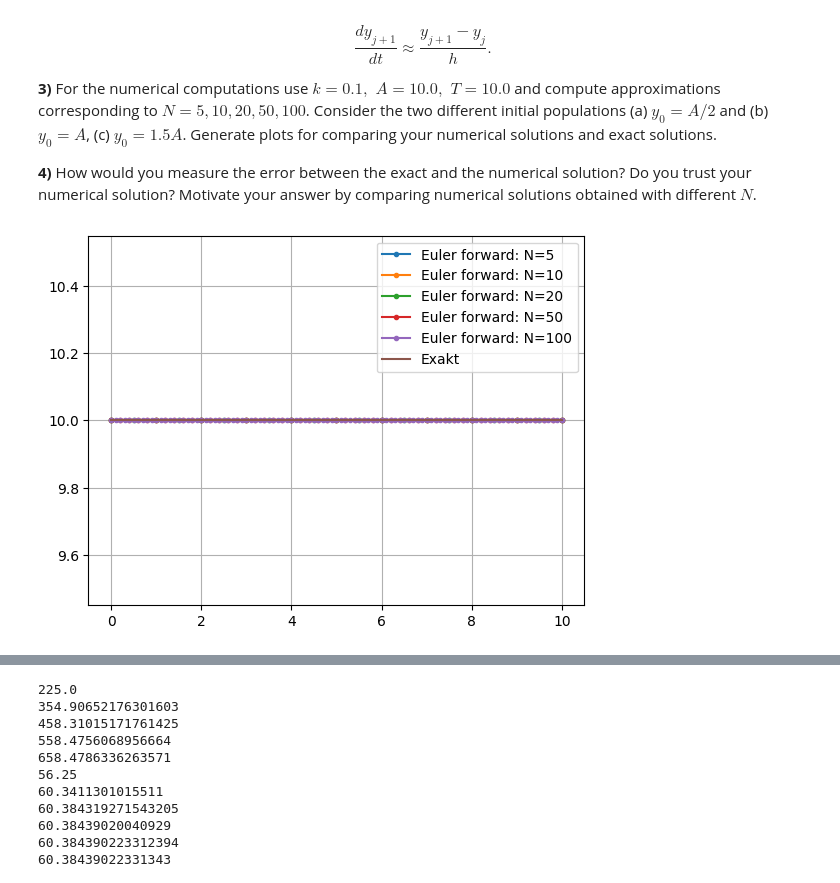
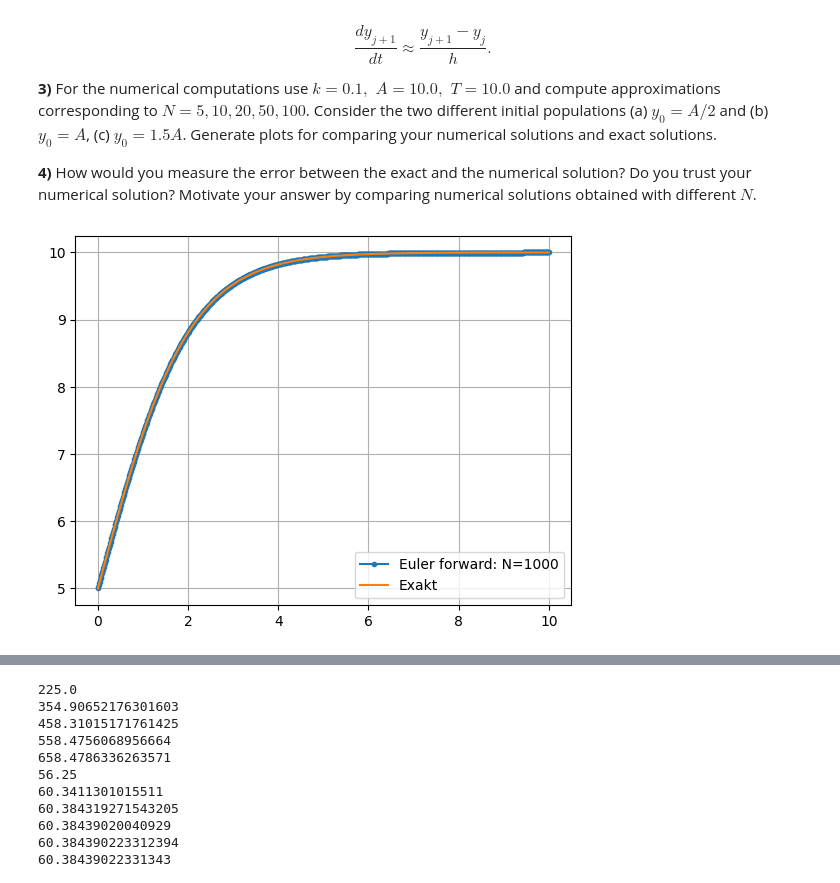
Before and after one commit to kalle6452/PDE, a Jupyter notebook: lab02.ipynb, the cells around one changed output, grey strips where cells are left out. Cells and saved outputs as stored; diff of their text form; code cells hidden in the pictures.

```diff
--- a/lab02.ipynb
+++ b/lab02.ipynb
@@ -254,26 +254,26 @@ $$\frac{dy_{j+1}}{dt}\approx \frac{y_{j+1}-y_{j}}{h}.$$
 # %%
 # test
 # Lösningen är pålitlig i det att den visuellt överensstämmer bra.abs
 #
 k = 0.1
 A = 10
 T = 10
-y0 = A
-N = [5,10,20,50,100]
+y0 = 0.5*A
+N = [1000]
 for i in N:
     h = T/i
     t = np.linspace(0,T,i+1)
     y = np.zeros(len(t))
     y[0] = y0
     for n in range(i):
         y[n+1] = y[n] + h*k*y[n]*(A-y[n])
     plt.plot(t,y,'.-',label=f"Euler forward: N={i}")
 t_exact = np.linspace(0,10,100)
 y_exact = (A*y0)/(y0+(A-y0)*np.exp(-A*k*t_exact))
 
 plt.plot(t_exact,y_exact,label='Exakt')
 #plt.plot(t,y,'.-',label="Euler's Method")
 plt.grid(True), plt.legend()
 plt.show()
 # %% [output]
-[figure, old version]
+[figure, new version]
```
Also changed, not shown: parts of 9 cells of this notebook.
